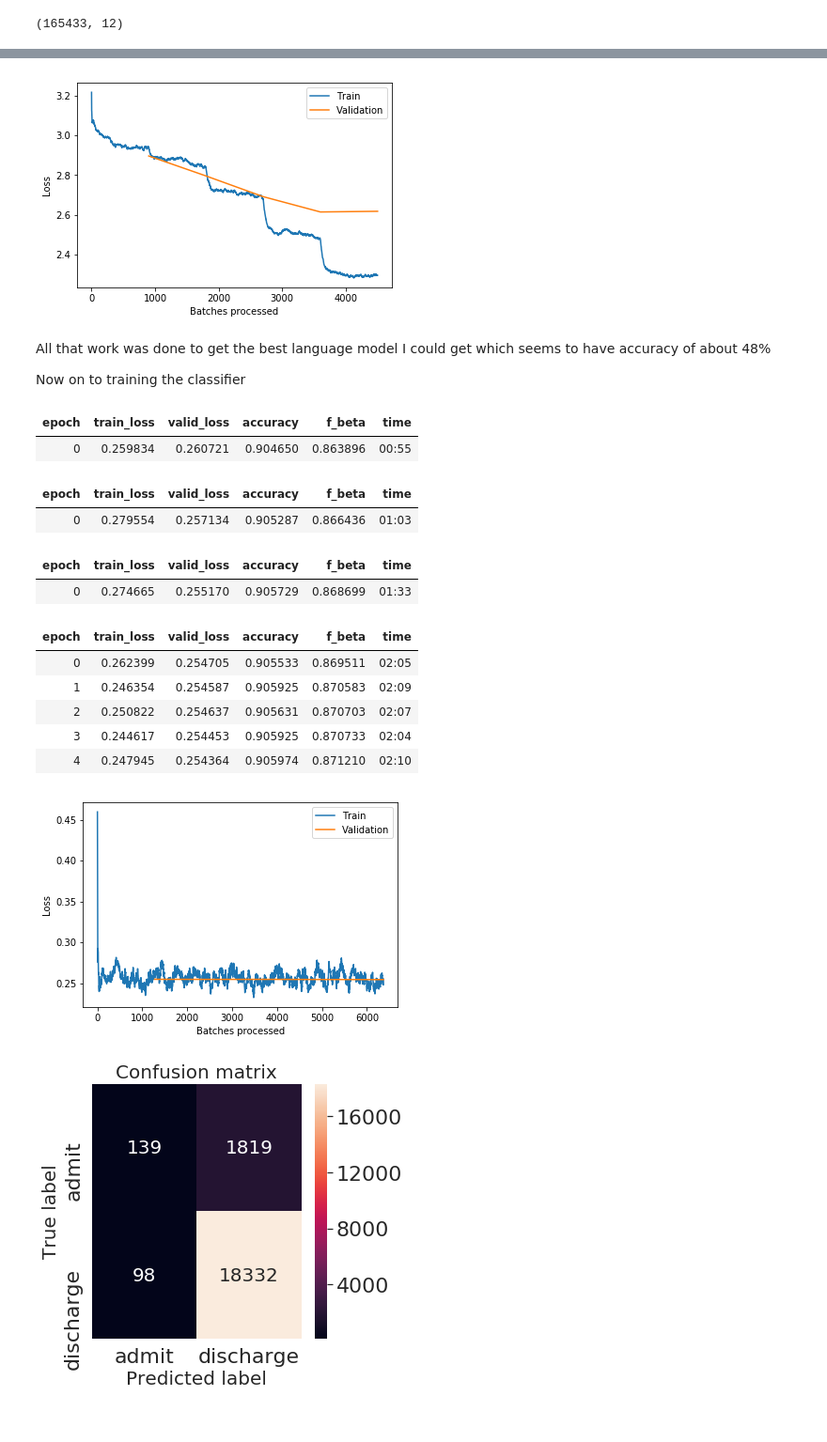
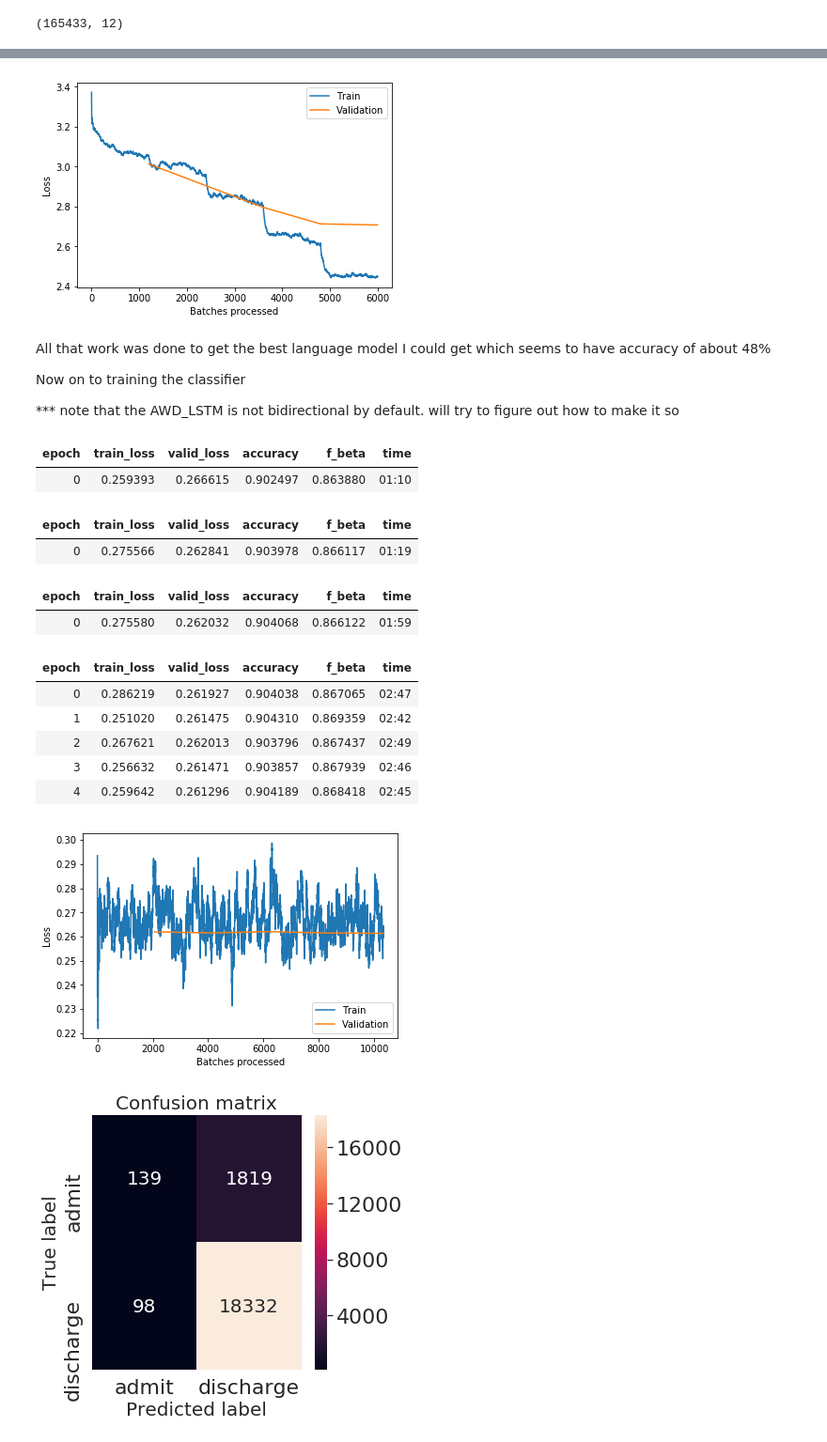
Before and after one commit to Jaskolk/ed-triage, a Jupyter notebook: ED_triage_sentiment_v4.ipynb, the cells around one changed output, grey strips where cells are left out. Shown at 94% size. Cells and saved outputs as stored; diff of their text form; code cells hidden in the pictures.

Commit message:
training new lms

```diff
--- a/ED_triage_sentiment_v4.ipynb
+++ b/ED_triage_sentiment_v4.ipynb
@@ -65,6 +65,9 @@ data_clas = (TextList.from_df(data, cols=['CleanSubjectiveNotes'],vocab=data_lm.
 # %%
 data_lm.save('combo_subjnote_lmdb')
 data_clas.save('combo_subjnote_2clsdb')
+# %%
+data_lm = load_data(path,'combo_subjnote_lmdb')
+data_clas = load_data(path, 'combo_subjnote_2clsdb')
 # %%
 lmlearn = language_model_learner(data_lm, arch = AWD_LSTM, drop_mult=0.3)
 lmlearn.fit_one_cycle(3, 1e-2, moms=(0.8,0.7))
@@ -84,17 +91,20 @@ lmlearn.save_encoder(path + '/edsent_v4_enc')
 # %%
 lmlearn.recorder.plot_losses()
 # %% [output]
-[figure, old version]
+[figure, new version]
 # %% [markdown]
 All that work was done to get the best language model I could get which seems to have
 accuracy of about 48%
 
 Now on to training the classifier
+
+*** note that the AWD_LSTM is not bidirectional by default.  will try to figure out how to make it so
 # %%
 f1 = FBeta(beta=1, average = 'weighted')
 def train_triage_classifier(encoder_name, datac = data_clas, datal = data_lm,
                             mets = [accuracy,f1], num_cycles = 1, lr = 1e-2, drop_mult = 0.5):
     model = text_classifier_learner(datac, metrics = mets, arch = AWD_LSTM, drop_mult=drop_mult)
+    model = model.to_fp16(clip=0.1)
     model.load_encoder(path + '/' + encoder_name)
     model.fit_one_cycle(num_cycles, lr, moms=(0.8,0.7))
     model.freeze_to(-2)
@@ -106,21 +116,21 @@ def train_triage_classifier(encoder_name, datac = data_clas, datal = data_lm,
     model.recorder.plot_losses()
     return model
 # %%
-sent_learn = train_triage_classifier('edsent_v3_enc', datac = data_clas, num_cycles = 1, lr = 1e-3)
+sent_learn = train_triage_classifier('edsent_v4_enc', datac = data_clas, num_cycles = 1, lr = 1e-3)
 # %% [output]
 | epoch | train_loss | valid_loss | accuracy | f_beta | time |
-| 0 | 0.259834 | 0.260721 | 0.904650 | 0.863896 | 00:55 |
+| 0 | 0.259393 | 0.266615 | 0.902497 | 0.863880 | 01:10 |
 | epoch | train_loss | valid_loss | accuracy | f_beta | time |
-| 0 | 0.279554 | 0.257134 | 0.905287 | 0.866436 | 01:03 |
+| 0 | 0.275566 | 0.262841 | 0.903978 | 0.866117 | 01:19 |
 | epoch | train_loss | valid_loss | accuracy | f_beta | time |
-| 0 | 0.274665 | 0.255170 | 0.905729 | 0.868699 | 01:33 |
+| 0 | 0.275580 | 0.262032 | 0.904068 | 0.866122 | 01:59 |
 | epoch | train_loss | valid_loss | accuracy | f_beta | time |
-| 0 | 0.262399 | 0.254705 | 0.905533 | 0.869511 | 02:05 |
-| 1 | 0.246354 | 0.254587 | 0.905925 | 0.870583 | 02:09 |
-| 2 | 0.250822 | 0.254637 | 0.905631 | 0.870703 | 02:07 |
-| 3 | 0.244617 | 0.254453 | 0.905925 | 0.870733 | 02:04 |
-| 4 | 0.247945 | 0.254364 | 0.905974 | 0.871210 | 02:10 |
+| 0 | 0.286219 | 0.261927 | 0.904038 | 0.867065 | 02:47 |
+| 1 | 0.251020 | 0.261475 | 0.904310 | 0.869359 | 02:42 |
+| 2 | 0.267621 | 0.262013 | 0.903796 | 0.867437 | 02:49 |
+| 3 | 0.256632 | 0.261471 | 0.903857 | 0.867939 | 02:46 |
+| 4 | 0.259642 | 0.261296 | 0.904189 | 0.868418 | 02:45 |
-[figure, old version]
+[figure, new version]
 # %%
 preds, targets = sent_learn.get_preds(DatasetType.Valid)
 predictions = np.argmax(preds, axis = 1)
```
Also changed, not shown: parts of 14 cells of this notebook.
